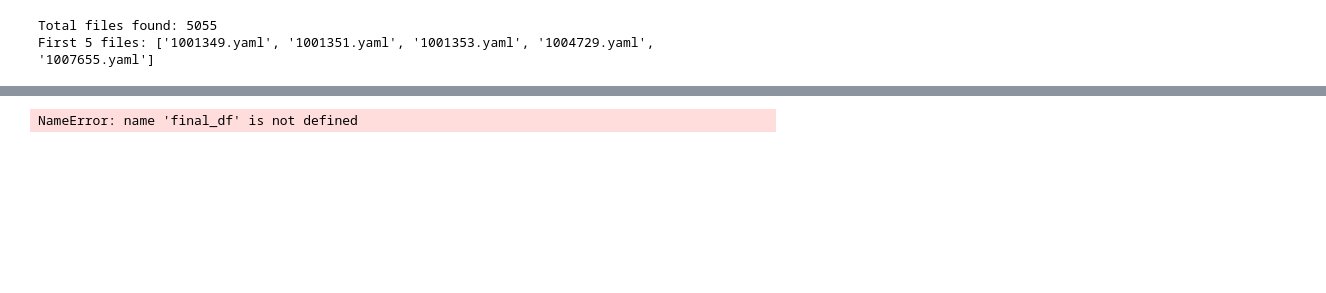
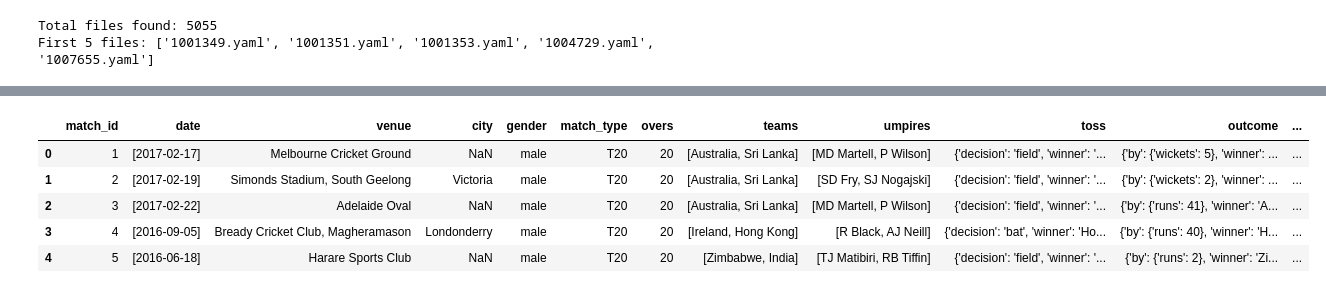
Before and after one commit to SanjaraT/WorldCup-Score-Predictor-ML-Model, a Jupyter notebook: ml_model.ipynb, the cells around one changed output, grey strips where cells are left out. Drawn from its saved outputs; the diff is of its cells as text; code cells hidden in the pictures; blank space fills up the shorter version.

```diff
--- a/ml_model.ipynb
+++ b/ml_model.ipynb
@@ -37,4 +68,36 @@ final_df
+# %%
+# relevant columns
+final_df = final_df[[
+    'match_id',
+    'info.dates',
+    'info.venue',
+    'info.city',
+    'info.gender',
+    'info.match_type',
+    'info.overs',
+    'info.teams',
+    'info.umpires',
+    'info.toss',
+    'info.outcome',
+    'innings',
+]].rename(columns={
+    'info.dates'      : 'date',
+    'info.venue'      : 'venue',
+    'info.city'       : 'city',
+    'info.gender'     : 'gender',
+    'info.match_type' : 'match_type',
+    'info.overs'      : 'overs',
+    'info.teams'      : 'teams',
+    'info.umpires'    : 'umpires',
+    'info.toss'       : 'toss',
+    'info.outcome'    : 'outcome',
+})
 # %%
-final_df
+final_df.head()
 # %% [output]
-NameError: name 'final_df' is not defined
+|  | match_id | date | venue | city | gender | match_type | overs | teams | umpires | toss | outcome | ... |
+| 0 | 1 | [2017-02-17] | Melbourne Cricket Ground | NaN | male | T20 | 20 | [Australia, Sri Lanka] | [MD Martell, P Wilson] | {'decision': 'field', 'winner': '... | {'by': {'wickets': 5}, 'winner': ... | ... |
+| 1 | 2 | [2017-02-19] | Simonds Stadium, South Geelong | Victoria | male | T20 | 20 | [Australia, Sri Lanka] | [SD Fry, SJ Nogajski] | {'decision': 'field', 'winner': '... | {'by': {'wickets': 2}, 'winner': ... | ... |
+| 2 | 3 | [2017-02-22] | Adelaide Oval | NaN | male | T20 | 20 | [Australia, Sri Lanka] | [MD Martell, P Wilson] | {'decision': 'field', 'winner': '... | {'by': {'runs': 41}, 'winner': 'A... | ... |
+| 3 | 4 | [2016-09-05] | Bready Cricket Club, Magheramason | Londonderry | male | T20 | 20 | [Ireland, Hong Kong] | [R Black, AJ Neill] | {'decision': 'bat', 'winner': 'Ho... | {'by': {'runs': 40}, 'winner': 'H... | ... |
+| 4 | 5 | [2016-06-18] | Harare Sports Club | NaN | male | T20 | 20 | [Zimbabwe, India] | [TJ Matibiri, RB Tiffin] | {'decision': 'field', 'winner': '... | {'by': {'runs': 2}, 'winner': 'Zi... | ... |
```
Also changed, not shown: parts of 9 cells of this notebook.
